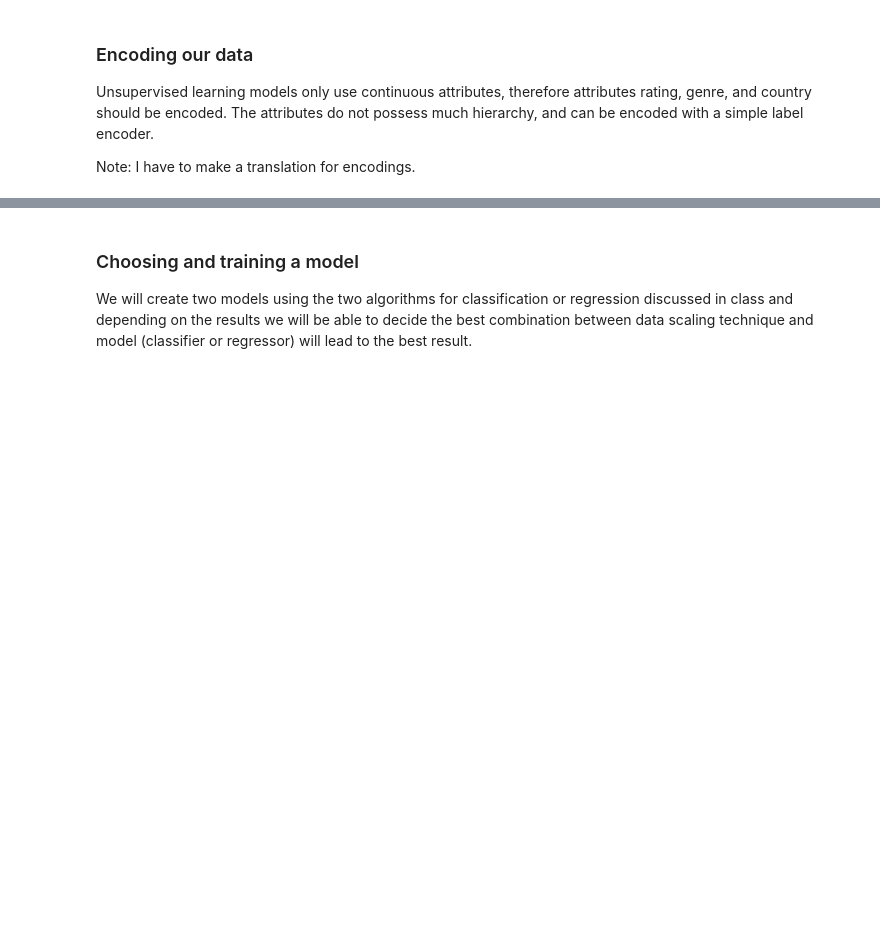
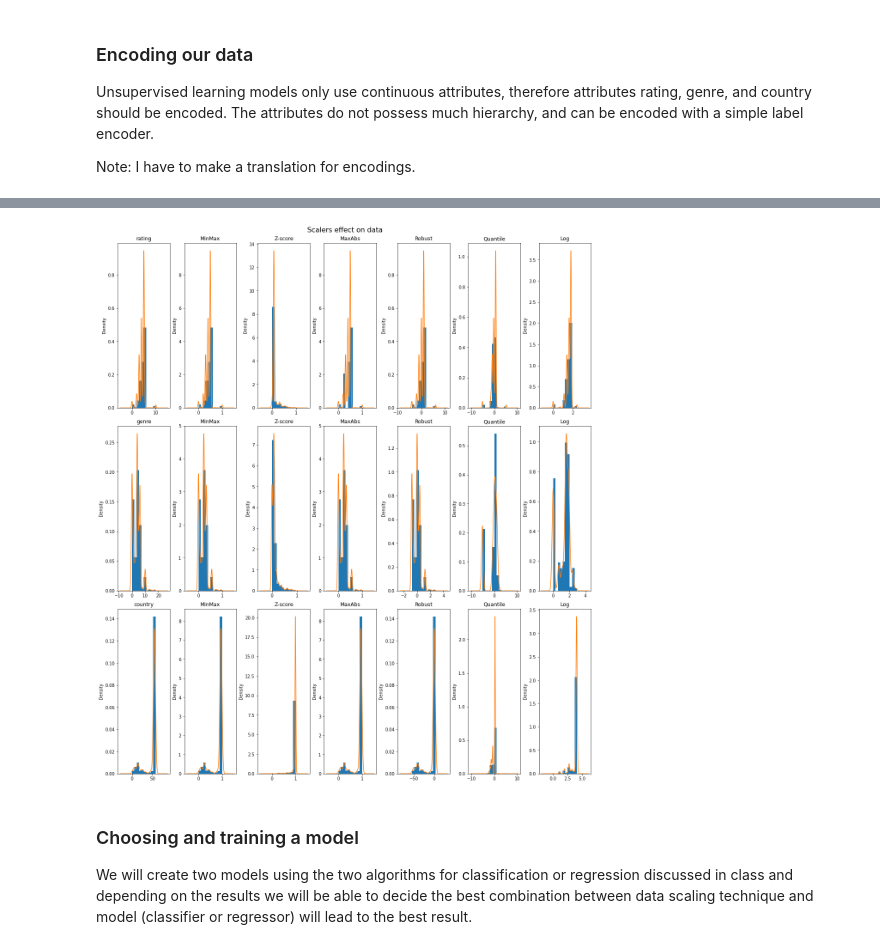
Before and after one commit to dchicasduena/COMP3400_Project, a Jupyter notebook: Iteration 2/Project2.ipynb, the cells around one changed output, grey strips where cells are left out. Drawn from its saved outputs; the diff is of its cells as text; code cells hidden in the pictures; blank space fills up the shorter version.

```diff
--- a/Iteration 2/Project2.ipynb
+++ b/Iteration 2/Project2.ipynb
@@ -171,12 +89,24 @@ We can plot all the normalization and standardization plots together.
 # %%
+#The function plots graphs in a grid whose dimentions are (number of attributes) x 7.
+#The first column in a grid contains histograms and density functions of unscaled attributes.
+#All consequent columns contain histograms and density functions of the attributes scaled with
+#various scaling techniques, the names of which are provided in the scaler_names variable as an array.
+
+# @df is the dataframe with numeric attributes
+# @columns is an array with the names of attributes; the variable is misnamed as it technically represents
+#rows
+# @fig_title is the overall title of all the plots
+# @scalers is an array with callable scaler functions
+# @scaler_names is an array with scaler names as strings
+#
 def plot_histograms_density_for_scalers(df, columns, fig_title, scalers, scaler_names):
     fig, axs = plt.subplots(len(columns),len(scalers)+1,figsize=(16,18),constrained_layout=True)
     fig.suptitle(fig_title, fontsize=16)
     axs = axs.flatten()
     i = 0
     for c in columns:
-        ndf[c].hist(ax=axs[i], density=True) # normalizes the density
-        ndf[c].plot.density(ax=axs[i], title=c)
+        df[c].hist(ax=axs[i], density=True) # normalizes the density
+        df[c].plot.density(ax=axs[i], title=c)
         i+=1
         for j in range(len(scalers)):
             df_transformed = scalers[j].fit_transform(df)
@@ -184,9 +114,3 @@ def plot_histograms_density_for_scalers(df, columns, fig_title, scalers, scaler_
             df_transformed[c].hist(ax=axs[i], density=True, stacked=True) # normalizes the density
             df_transformed[c].plot.density(ax=axs[i], title=scaler_names[j])
             i+=1
-
-
-val_cols_names = ['score','runtime','gross']
-scaler_names = ['MinMax', 'Z-score', 'MaxAbs', 'Robust', 'Quantile', 'Log']
-arr_scalers = [MinMaxScaler(), Normalizer(), MaxAbsScaler(), RobustScaler(), QuantileTransformer(n_quantiles=10, random_state=0, output_distribution='normal'),FunctionTransformer(np.log1p)]
-plot_histograms_density_for_scalers(ndf, val_cols_names, 'Scalers effect on data', arr_scalers, scaler_names)
@@ -260,6 +189,14 @@ movies2.head(10)
 | 7 | Raging Bull | 1980 | 8.2 | Martin Scorsese | 18000000.0 | 23402427.0 | Chartoff-Winkler Productions | 129.0 | 1980-12-19 | 5 | 3 | ... |
 | 8 | Superman II | 1980 | 6.8 | Richard Lester | 54000000.0 | 108185706.0 | Dovemead Films | 127.0 | 1981-06-19 | 3 | 0 | ... |
 | 9 | The Long Riders | 1980 | 7.0 | Walter Hill | 10000000.0 | 15795189.0 | United Artists | 100.0 | 1980-05-16 | 5 | 3 | ... |
+# %%
+ndf2 = movies2[['rating','genre','country']].dropna()
+val_cols_names = ['rating','genre','country']
+scaler_names = ['MinMax', 'Z-score', 'MaxAbs', 'Robust', 'Quantile', 'Log']
+arr_scalers = [MinMaxScaler(), Normalizer(), MaxAbsScaler(), RobustScaler(), QuantileTransformer(n_quantiles=10, random_state=0, output_distribution='normal'),FunctionTransformer(np.log1p)]
+plot_histograms_density_for_scalers(ndf2, val_cols_names, 'Scalers effect on data', arr_scalers, scaler_names)
+# %% [output]
+[figure, added]
 # %% [markdown]
 ### Choosing and training a model
 We will create two models using the two algorithms for classification or regression discussed in class and depending on the results we will be able to decide the best combination between data scaling technique and model (classifier or regressor) will lead to the best result.
```
Also changed, not shown: parts of 12 cells of this notebook.
